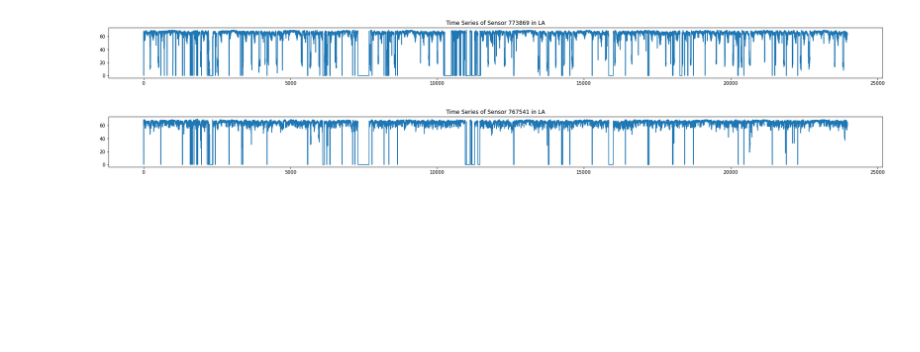
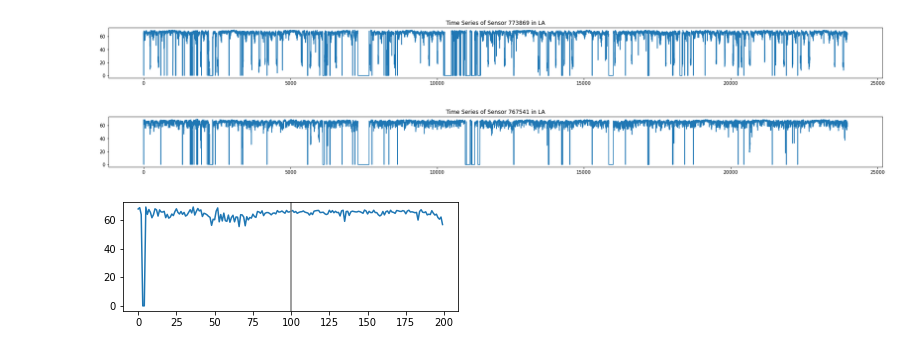
Before and after one commit to zihengh1/ML_Final, a Jupyter notebook: Data_Augmentation.ipynb, the cells around one changed output. Saved outputs shown, nothing was run; the diff lists cells and outputs as text; code cells hidden in the pictures; blank space fills up the shorter version.

```diff
--- a/Data_Augmentation.ipynb
+++ b/Data_Augmentation.ipynb
@@ -60,3 +52,12 @@ plt.title("Time Series of Sensor " + adj_mx_la[0][1] + " in LA")
 plt.show()
 # %% [output]
 [figure]
+# %%
+plt.figure(figsize=(6, 2))
+timeseries_X = train_LA["x"][:, :, 1, 0][0:100, 0]
+timeseries_y = train_LA["x"][:, :, 1, 0][100:200, 0]
+plt.plot(np.concatenate([timeseries_X, timeseries_y]))
+plt.axvline(x=100, color="grey")
+plt.show()
+# %% [output]
+[figure, added]
```
Also changed, not shown: parts of 11 cells of this notebook.
